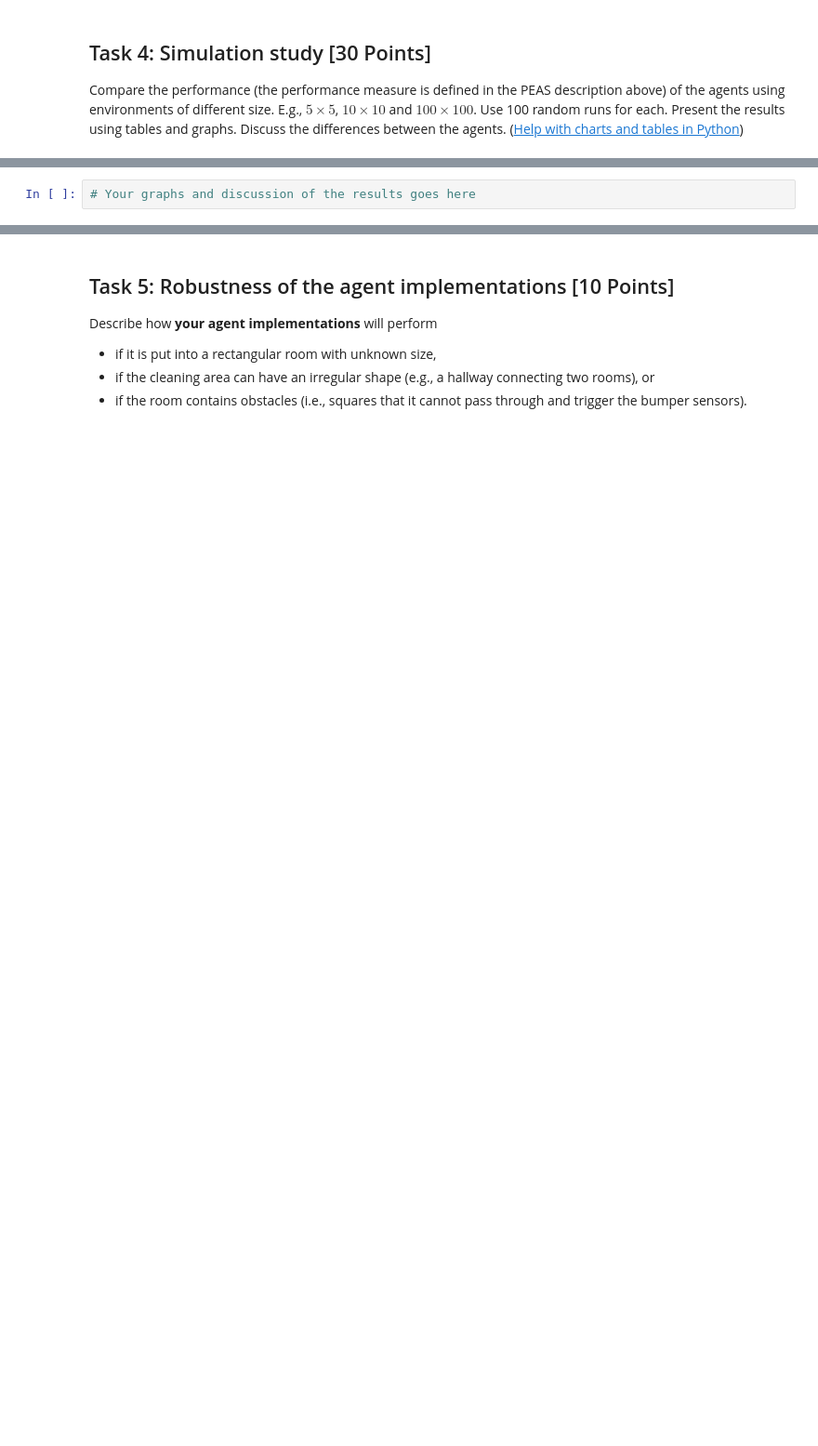
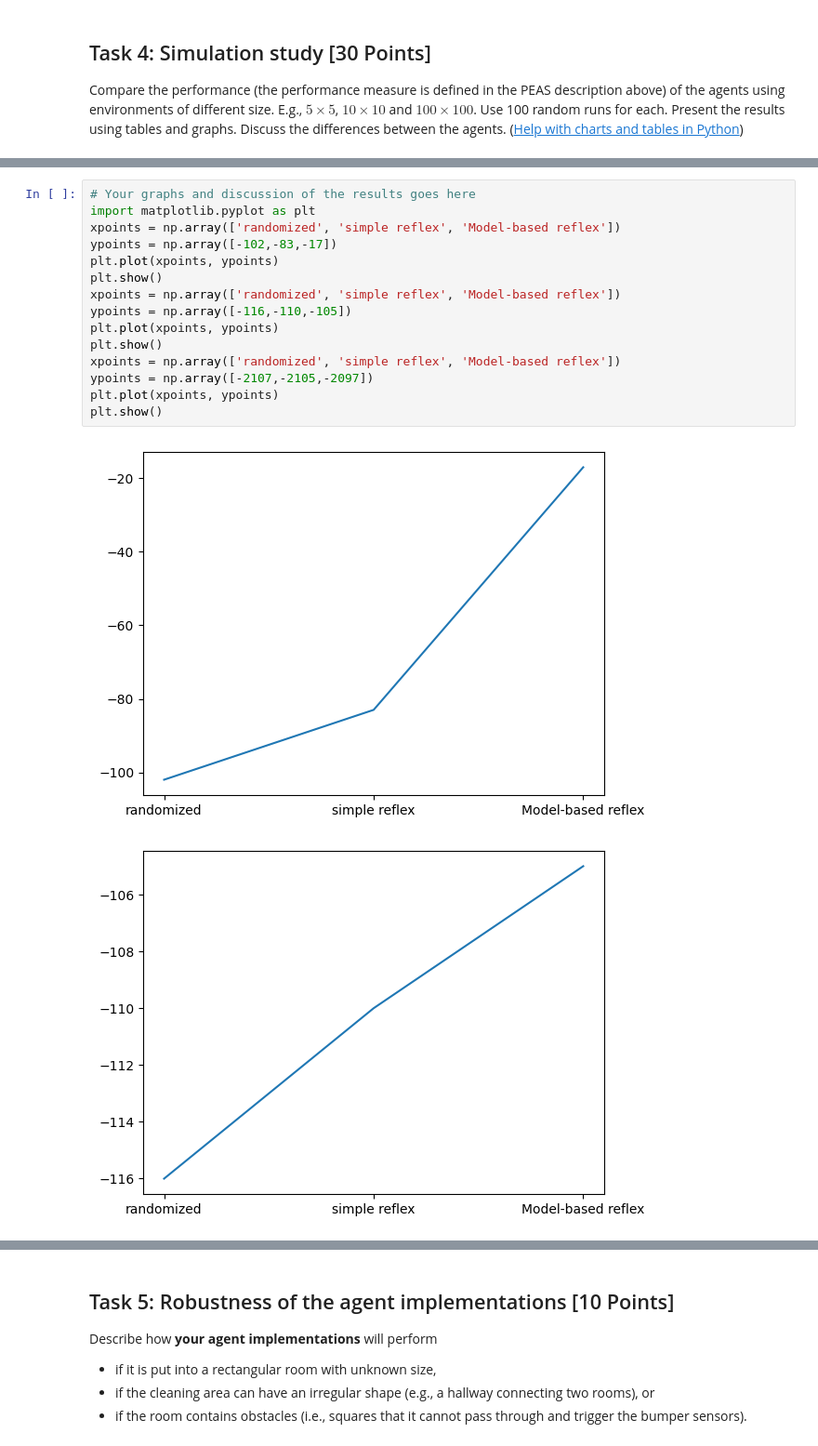
Before and after one commit to JCrossover-14/CSE352, a Jupyter notebook: HW1/robot_vacuum.ipynb, the cells around one changed output, grey strips where cells are left out. Shown at 93% size. Cells and saved outputs as stored; diff of their text form; blank space fills up the shorter version.

Commit message:
graphs

```diff
--- a/HW1/robot_vacuum.ipynb
+++ b/HW1/robot_vacuum.ipynb
@@ -465,4 +475,20 @@ Fill out the following table with the average performance measure for 100 random
 
 Add charts to compare the performance of the different agents.
-# %%
-# Your graphs and discussion of the results goes here
+# %%
+# Your graphs and discussion of the results goes here
+import matplotlib.pyplot as plt
+xpoints = np.array(['randomized', 'simple reflex', 'Model-based reflex'])
+ypoints = np.array([-102,-83,-17])
+plt.plot(xpoints, ypoints)
+plt.show()
+xpoints = np.array(['randomized', 'simple reflex', 'Model-based reflex'])
+ypoints = np.array([-116,-110,-105])
+plt.plot(xpoints, ypoints)
+plt.show()
+xpoints = np.array(['randomized', 'simple reflex', 'Model-based reflex'])
+ypoints = np.array([-2107,-2105,-2097])
+plt.plot(xpoints, ypoints)
+plt.show()
+# %% [output]
+[figure, added]
+[figure, added]
```
Also changed, not shown: parts of 12 cells of this notebook.
